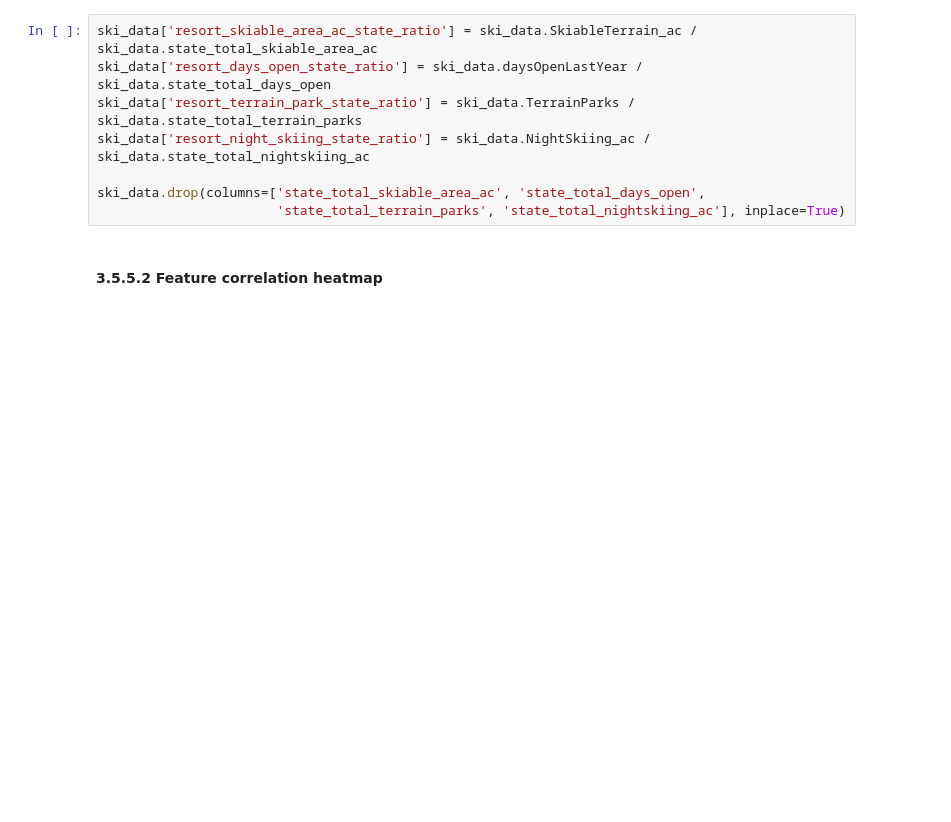
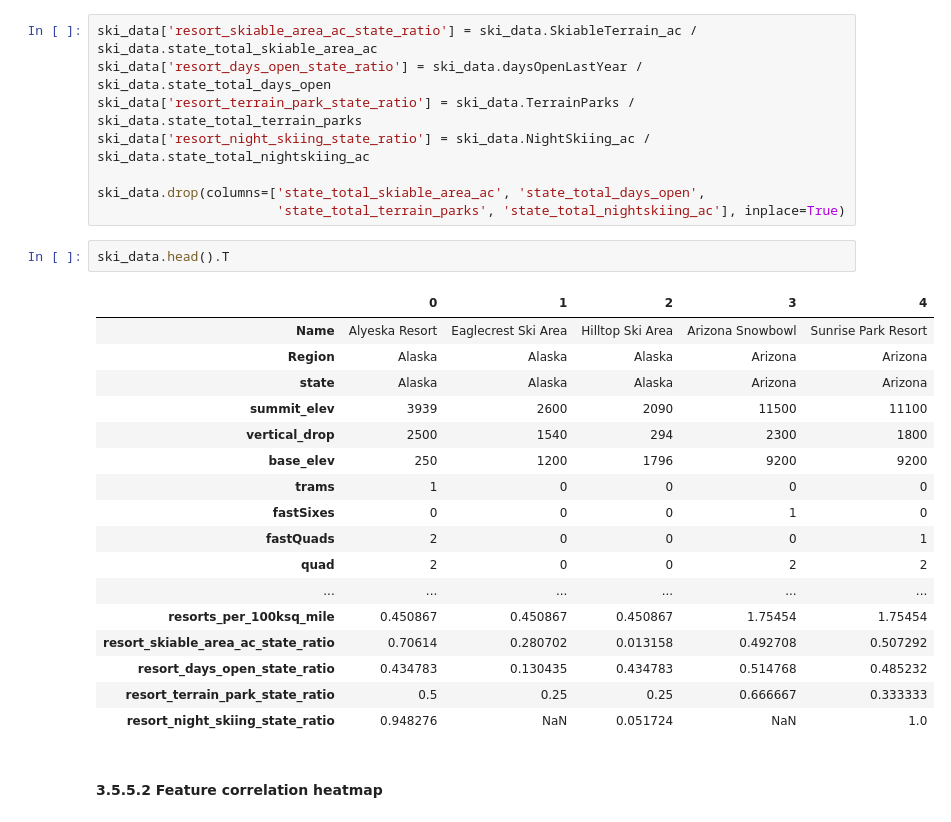
Before and after one commit to fortunatolouis/DataScienceGuidedCapstone, a Jupyter notebook: Notebooks/03_exploratory_data_analysis.ipynb, the cells around one changed output. Drawn from its saved outputs; the diff is of its cells as text; blank space fills up the shorter version.

```diff
--- a/Notebooks/03_exploratory_data_analysis.ipynb
+++ b/Notebooks/03_exploratory_data_analysis.ipynb
@@ -763,6 +834,26 @@ ski_data['resort_night_skiing_state_ratio'] = ski_data.NightSkiing_ac / ski_data
 
 ski_data.drop(columns=['state_total_skiable_area_ac', 'state_total_days_open',
                        'state_total_terrain_parks', 'state_total_nightskiing_ac'], inplace=True)
+# %%
+ski_data.head().T
+# %% [output]
+|  | 0 | 1 | 2 | 3 | 4 |
+| Name | Alyeska Resort | Eaglecrest Ski Area | Hilltop Ski Area | Arizona Snowbowl | Sunrise Park Resort |
+| Region | Alaska | Alaska | Alaska | Arizona | Arizona |
+| state | Alaska | Alaska | Alaska | Arizona | Arizona |
+| summit_elev | 3939 | 2600 | 2090 | 11500 | 11100 |
+| vertical_drop | 2500 | 1540 | 294 | 2300 | 1800 |
+| base_elev | 250 | 1200 | 1796 | 9200 | 9200 |
+| trams | 1 | 0 | 0 | 0 | 0 |
+| fastSixes | 0 | 0 | 0 | 1 | 0 |
+| fastQuads | 2 | 0 | 0 | 0 | 1 |
+| quad | 2 | 0 | 0 | 2 | 2 |
+| ... | ... | ... | ... | ... | ... |
+| resorts_per_100ksq_mile | 0.450867 | 0.450867 | 0.450867 | 1.75454 | 1.75454 |
+| resort_skiable_area_ac_state_ratio | 0.70614 | 0.280702 | 0.013158 | 0.492708 | 0.507292 |
+| resort_days_open_state_ratio | 0.434783 | 0.130435 | 0.434783 | 0.514768 | 0.485232 |
+| resort_terrain_park_state_ratio | 0.5 | 0.25 | 0.25 | 0.666667 | 0.333333 |
+| resort_night_skiing_state_ratio | 0.948276 | NaN | 0.051724 | NaN | 1.0 |
 # %% [markdown]
 #### 3.5.5.2 Feature correlation heatmap<a id='3.5.5.2_Feature_correlation_heatmap'></a>
 # %% [markdown]
```
Also changed, not shown: parts of 10 cells of this notebook.
